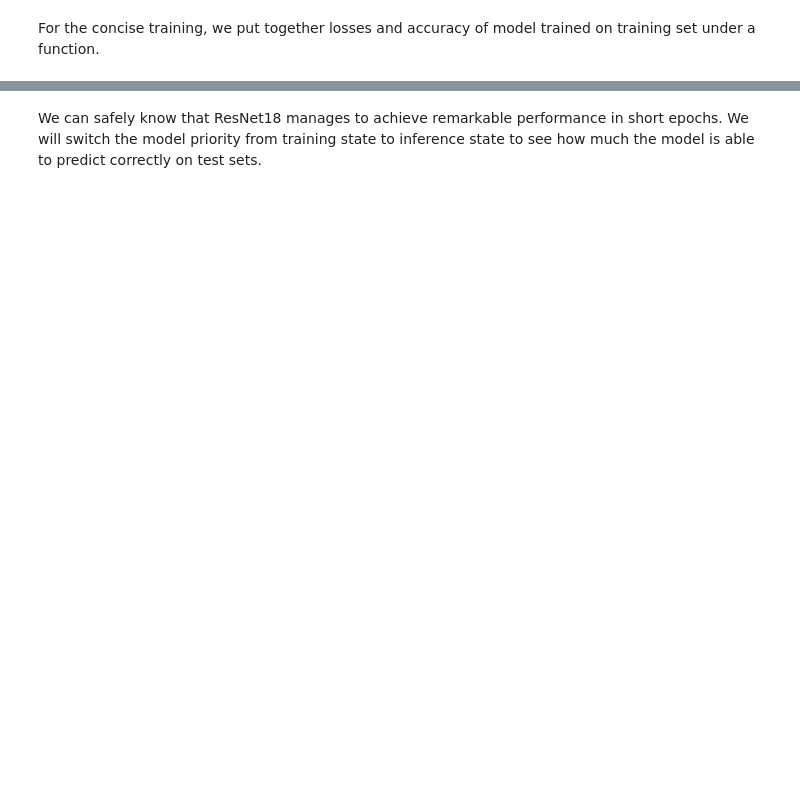
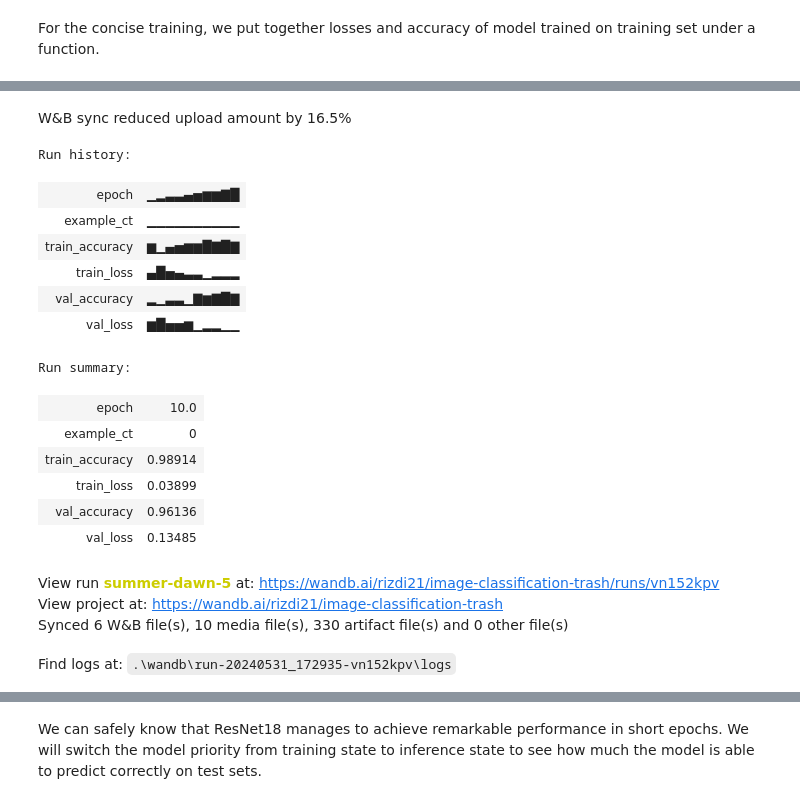
Before and after one commit to rizdiaprilian/image_classification_trash, a Jupyter notebook: notebooks/Modelling_with_ResNet18.ipynb, the cells around one changed output, grey strips where cells are left out. Drawn from its saved outputs; the diff is of its cells as text; code cells hidden in the pictures; blank space fills up the shorter version.

```diff
--- a/notebooks/Modelling_with_ResNet18.ipynb
+++ b/notebooks/Modelling_with_ResNet18.ipynb
@@ -371,3 +472,25 @@ Train time on GPU: 604.3909 seconds
+# %%
+wb.finish()
+# %% [output]
+W&B sync reduced upload amount by 16.5%
+Run history:
+| epoch | ▁▂▃▃▄▅▆▆▇█ |
+| example_ct | ▁▁▁▁▁▁▁▁▁▁ |
+| train_accuracy | ▆▁▄▅▆▆█▇█▇ |
+| train_loss | ▄█▅▄▃▃▁▂▂▂ |
+| val_accuracy | ▂▁▃▃▁▇▆▇█▇ |
+| val_loss | ▆█▅▅▆▁▂▂▁▁ |
+Run summary:
+| epoch | 10.0 |
+| example_ct | 0 |
+| train_accuracy | 0.98914 |
+| train_loss | 0.03899 |
+| val_accuracy | 0.96136 |
+| val_loss | 0.13485 |
+View run summer-dawn-5 at: https://wandb.ai/rizdi21/image-classification-trash/runs/vn152kpv
+View project at: https://wandb.ai/rizdi21/image-classification-trash
+Synced 6 W&B file(s), 10 media file(s), 330 artifact file(s) and 0 other file(s)
+Find logs at: .\wandb\run-20240531_172935-vn152kpv\logs
 # %%
 x_arr = np.arange(len(hist[0])) + 1
 
```
Also changed, not shown: parts of 74 cells of this notebook.
